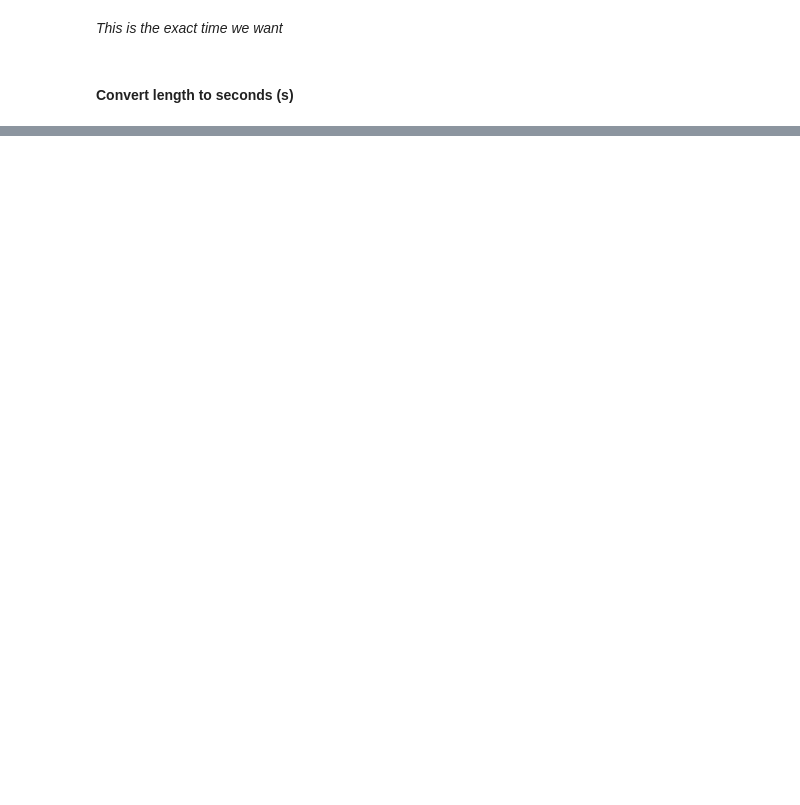
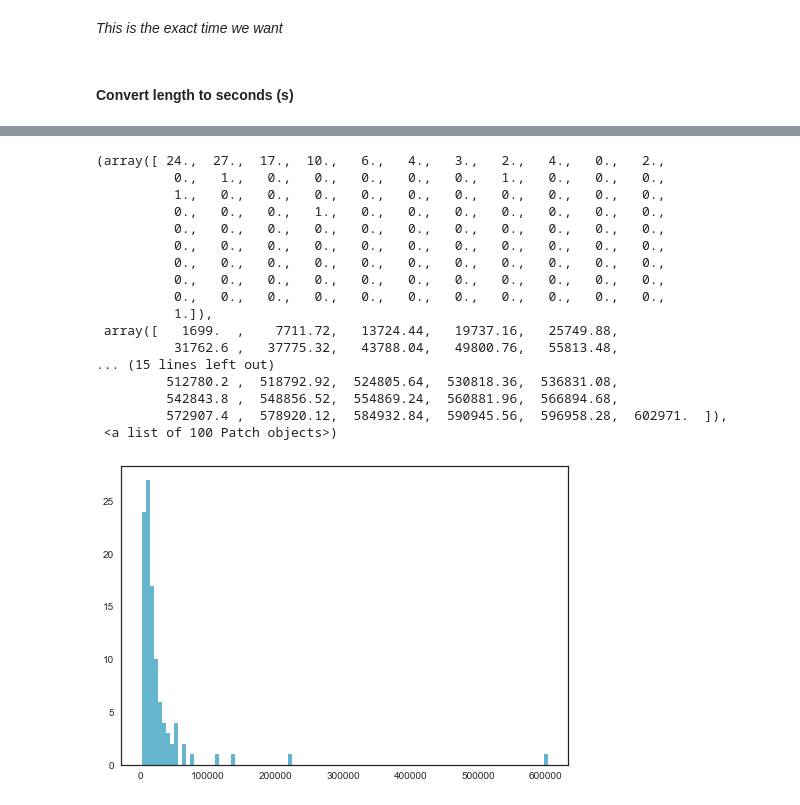
Before and after one commit to estepona/Python-Visualization-Exercise, a Jupyter notebook: 5 VirgooTeam Videos Analysis/VirgooTeam Videos Analysis.ipynb, the cells around one changed output, grey strips where cells are left out. Cells and saved outputs as stored; diff of their text form; code cells hidden in the pictures; blank space fills up the shorter version.

```diff
--- a/5 VirgooTeam Videos Analysis/VirgooTeam Videos Analysis.ipynb
+++ b/5 VirgooTeam Videos Analysis/VirgooTeam Videos Analysis.ipynb
@@ -160,0 +206,21 @@ int(aa.split(':')[-1]) + int(aa.split(':')[-2])*60
+# %%
+plt.hist(d['play'], bins=100, facecolor='c')
+# %% [output]
+(array([ 24.,  27.,  17.,  10.,   6.,   4.,   3.,   2.,   4.,   0.,   2.,
+          0.,   1.,   0.,   0.,   0.,   0.,   0.,   1.,   0.,   0.,   0.,
+          1.,   0.,   0.,   0.,   0.,   0.,   0.,   0.,   0.,   0.,   0.,
+          0.,   0.,   0.,   1.,   0.,   0.,   0.,   0.,   0.,   0.,   0.,
+          0.,   0.,   0.,   0.,   0.,   0.,   0.,   0.,   0.,   0.,   0.,
+          0.,   0.,   0.,   0.,   0.,   0.,   0.,   0.,   0.,   0.,   0.,
+          0.,   0.,   0.,   0.,   0.,   0.,   0.,   0.,   0.,   0.,   0.,
+          0.,   0.,   0.,   0.,   0.,   0.,   0.,   0.,   0.,   0.,   0.,
+          0.,   0.,   0.,   0.,   0.,   0.,   0.,   0.,   0.,   0.,   0.,
+          1.]),
+ array([   1699.  ,    7711.72,   13724.44,   19737.16,   25749.88,
+          31762.6 ,   37775.32,   43788.04,   49800.76,   55813.48,
+... (15 lines left out)
+         512780.2 ,  518792.92,  524805.64,  530818.36,  536831.08,
+         542843.8 ,  548856.52,  554869.24,  560881.96,  566894.68,
+         572907.4 ,  578920.12,  584932.84,  590945.56,  596958.28,  602971.  ]),
+ <a list of 100 Patch objects>)
+[figure, added]
```
Also changed, not shown: parts of 38 cells of this notebook.
